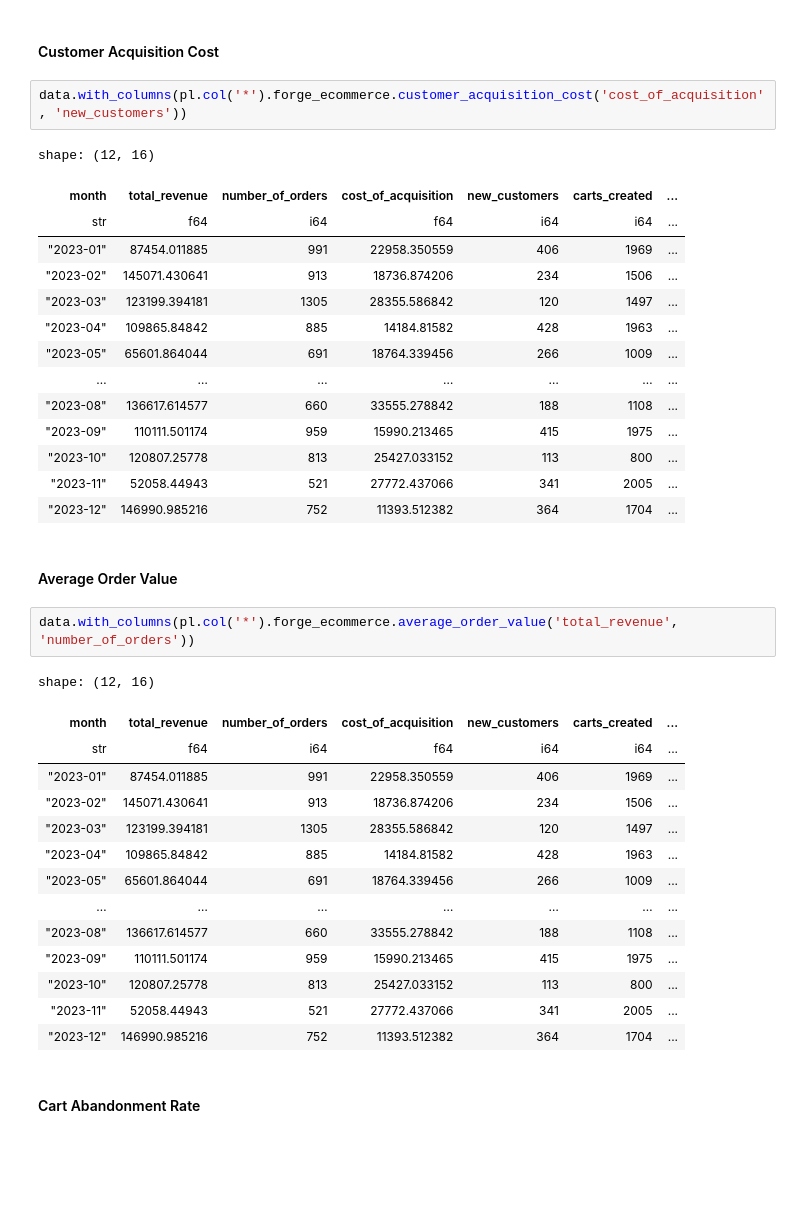
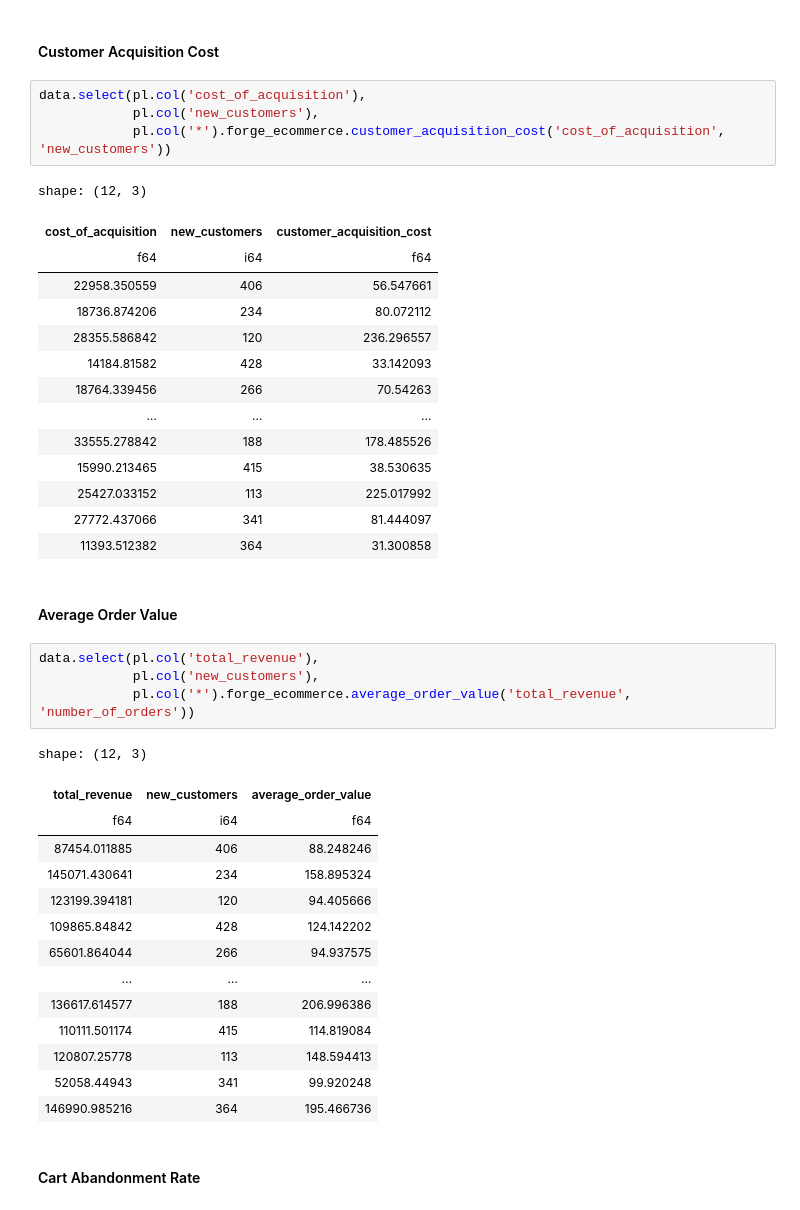
Before and after one commit to jrasband-dev/metric-forge, a Jupyter notebook: readme.ipynb, the cells around one changed output. Saved outputs shown, nothing was run; the diff lists cells and outputs as text; blank space fills up the shorter version.

```diff
--- a/readme.ipynb
+++ b/readme.ipynb
@@ -49,41 +49,45 @@ shape: (5, 15)
 # %% [markdown]
 #### Customer Acquisition Cost
 # %%
-data.with_columns(pl.col('*').forge_ecommerce.customer_acquisition_cost('cost_of_acquisition', 'new_customers'))
+data.select(pl.col('cost_of_acquisition'),
+            pl.col('new_customers'),
+            pl.col('*').forge_ecommerce.customer_acquisition_cost('cost_of_acquisition', 'new_customers'))
 # %% [output]
-shape: (12, 16)
+shape: (12, 3)
-| month | total_revenue | number_of_orders | cost_of_acquisition | new_customers | carts_created | ... |
-| str | f64 | i64 | f64 | i64 | i64 | ... |
-| "2023-01" | 87454.011885 | 991 | 22958.350559 | 406 | 1969 | ... |
-| "2023-02" | 145071.430641 | 913 | 18736.874206 | 234 | 1506 | ... |
-| "2023-03" | 123199.394181 | 1305 | 28355.586842 | 120 | 1497 | ... |
-| "2023-04" | 109865.84842 | 885 | 14184.81582 | 428 | 1963 | ... |
-| "2023-05" | 65601.864044 | 691 | 18764.339456 | 266 | 1009 | ... |
-| … | … | … | … | … | … | ... |
-| "2023-08" | 136617.614577 | 660 | 33555.278842 | 188 | 1108 | ... |
-| "2023-09" | 110111.501174 | 959 | 15990.213465 | 415 | 1975 | ... |
-| "2023-10" | 120807.25778 | 813 | 25427.033152 | 113 | 800 | ... |
-| "2023-11" | 52058.44943 | 521 | 27772.437066 | 341 | 2005 | ... |
-| "2023-12" | 146990.985216 | 752 | 11393.512382 | 364 | 1704 | ... |
+| cost_of_acquisition | new_customers | customer_acquisition_cost |
+| f64 | i64 | f64 |
+| 22958.350559 | 406 | 56.547661 |
+| 18736.874206 | 234 | 80.072112 |
+| 28355.586842 | 120 | 236.296557 |
+| 14184.81582 | 428 | 33.142093 |
+| 18764.339456 | 266 | 70.54263 |
+| … | … | … |
+| 33555.278842 | 188 | 178.485526 |
+| 15990.213465 | 415 | 38.530635 |
+| 25427.033152 | 113 | 225.017992 |
+| 27772.437066 | 341 | 81.444097 |
+| 11393.512382 | 364 | 31.300858 |
 # %% [markdown]
 #### Average Order Value
 # %%
-data.with_columns(pl.col('*').forge_ecommerce.average_order_value('total_revenue', 'number_of_orders'))
+data.select(pl.col('total_revenue'),
+            pl.col('new_customers'),
+            pl.col('*').forge_ecommerce.average_order_value('total_revenue', 'number_of_orders'))
 # %% [output]
-shape: (12, 16)
+shape: (12, 3)
-| month | total_revenue | number_of_orders | cost_of_acquisition | new_customers | carts_created | ... |
-| str | f64 | i64 | f64 | i64 | i64 | ... |
-| "2023-01" | 87454.011885 | 991 | 22958.350559 | 406 | 1969 | ... |
-| "2023-02" | 145071.430641 | 913 | 18736.874206 | 234 | 1506 | ... |
-| "2023-03" | 123199.394181 | 1305 | 28355.586842 | 120 | 1497 | ... |
-| "2023-04" | 109865.84842 | 885 | 14184.81582 | 428 | 1963 | ... |
-| "2023-05" | 65601.864044 | 691 | 18764.339456 | 266 | 1009 | ... |
-| … | … | … | … | … | … | ... |
-| "2023-08" | 136617.614577 | 660 | 33555.278842 | 188 | 1108 | ... |
-| "2023-09" | 110111.501174 | 959 | 15990.213465 | 415 | 1975 | ... |
-| "2023-10" | 120807.25778 | 813 | 25427.033152 | 113 | 800 | ... |
-| "2023-11" | 52058.44943 | 521 | 27772.437066 | 341 | 2005 | ... |
-| "2023-12" | 146990.985216 | 752 | 11393.512382 | 364 | 1704 | ... |
+| total_revenue | new_customers | average_order_value |
+| f64 | i64 | f64 |
+| 87454.011885 | 406 | 88.248246 |
+| 145071.430641 | 234 | 158.895324 |
+| 123199.394181 | 120 | 94.405666 |
+| 109865.84842 | 428 | 124.142202 |
+| 65601.864044 | 266 | 94.937575 |
+| … | … | … |
+| 136617.614577 | 188 | 206.996386 |
+| 110111.501174 | 415 | 114.819084 |
+| 120807.25778 | 113 | 148.594413 |
+| 52058.44943 | 341 | 99.920248 |
+| 146990.985216 | 364 | 195.466736 |
 # %% [markdown]
 #### Cart Abandonment Rate
 # %%
```
Also changed, not shown: parts of 11 cells of this notebook.
